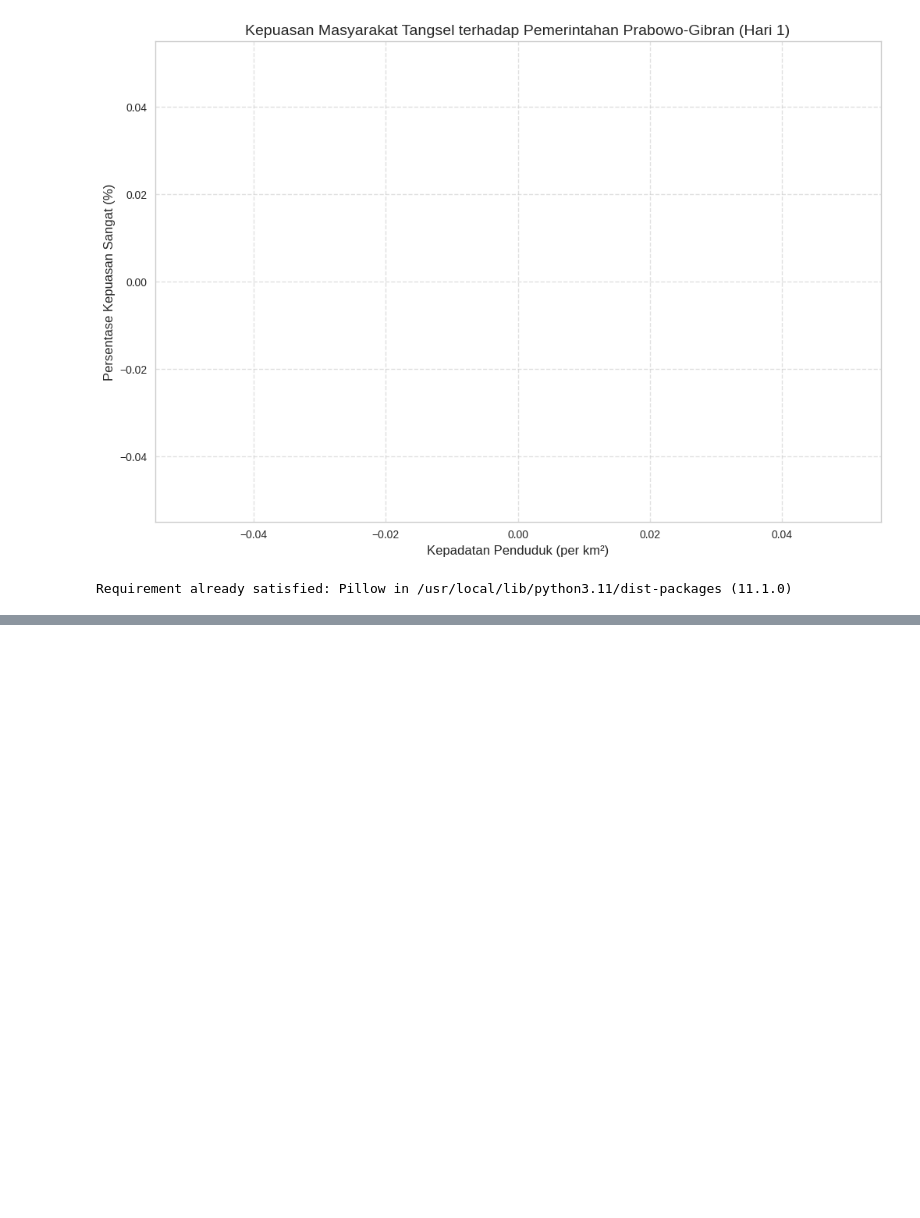
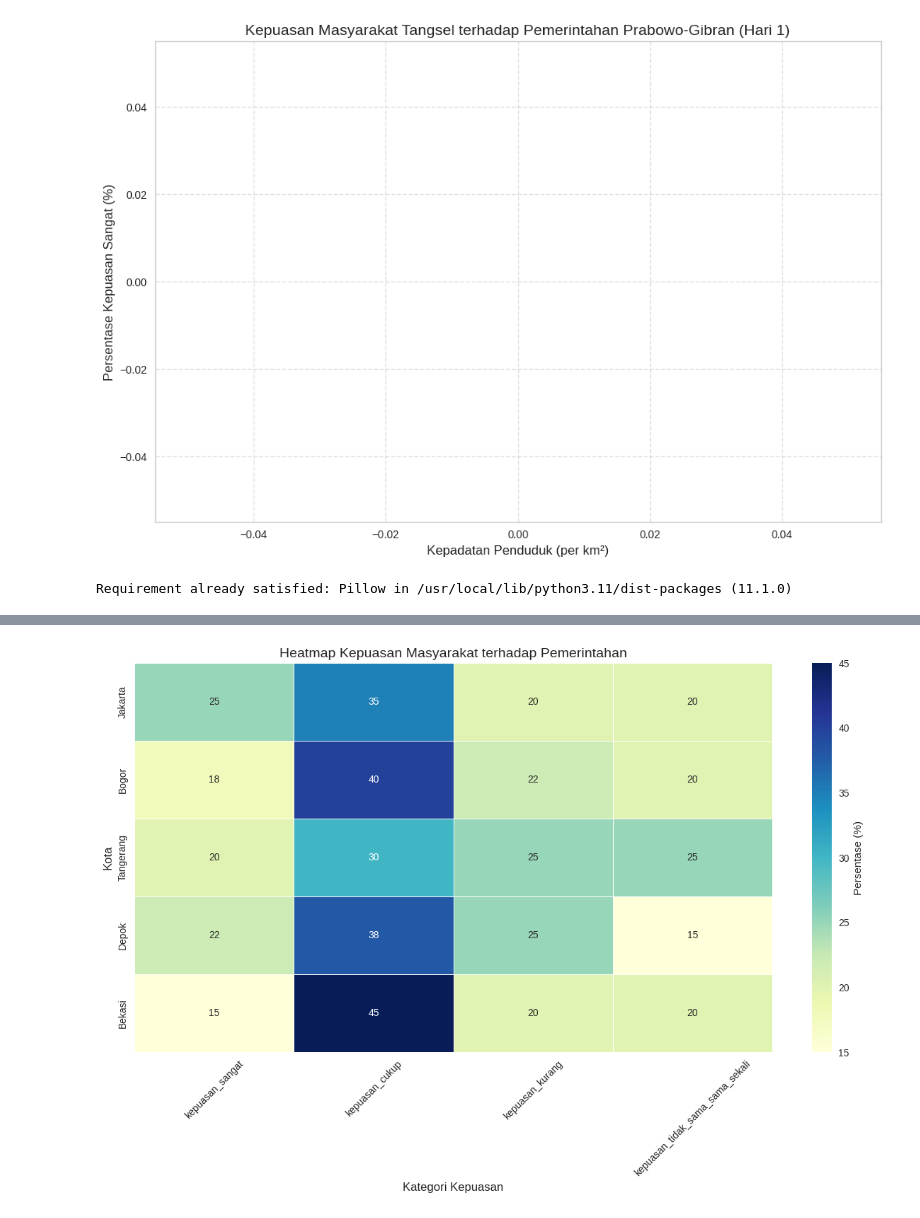
Before and after one commit to 4zmyyy/Belajar-Python-, a Jupyter notebook: Python_Learning_Day_17_Dummy_Visualization_data,_heatmap_&_seaborn.ipynb, the cells around one changed output, grey strips where cells are left out. Drawn from its saved outputs; the diff is of its cells as text; code cells hidden in the pictures; blank space fills up the shorter version.

```diff
--- a/Python_Learning_Day_17_Dummy_Visualization_data,_heatmap_&_seaborn.ipynb
+++ b/Python_Learning_Day_17_Dummy_Visualization_data,_heatmap_&_seaborn.ipynb
@@ -429,0 +470,36 @@ Requirement already satisfied: Pillow in /usr/local/lib/python3.11/dist-packages
+# %%
+import matplotlib.pyplot as plt
+import seaborn as sns
+import pandas as pd
+import numpy as np
+
+# Set style
+plt.style.use('seaborn-v0_8-whitegrid')
+
+# Create dataset
+data = {
+    'kota': ['Jakarta', 'Bogor', 'Tangerang', 'Depok', 'Bekasi'],
+    'kepuasan_sangat': [25, 18, 20, 22, 15],
+    'kepuasan_cukup': [35, 40, 30, 38, 45],
+    'kepuasan_kurang': [20, 22, 25, 25, 20],
+    'kepuasan_tidak_sama_sama_sekali': [20, 20, 25, 15, 20]
+}
+
+df = pd.DataFrame(data)
+df.set_index('kota', inplace=True)
+
+# Create heatmap
+plt.figure(figsize=(12, 8))
+sns.heatmap(df, annot=True, cmap='YlGnBu', linewidths=0.5, linecolor='white', cbar_kws={'label': 'Persentase (%)'})
+
+# Customize plot
+plt.title('Heatmap Kepuasan Masyarakat terhadap Pemerintahan', fontsize=14)
+plt.xlabel('Kategori Kepuasan', fontsize=12)
+plt.ylabel('Kota', fontsize=12)
+plt.xticks(rotation=45)
+plt.tight_layout()
+
+# Show plot
+plt.show()
+# %% [output]
+[figure, added]
```
Also changed, not shown: parts of 2 cells of this notebook.
